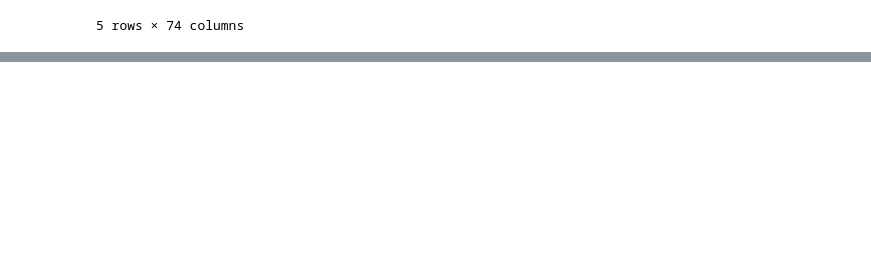
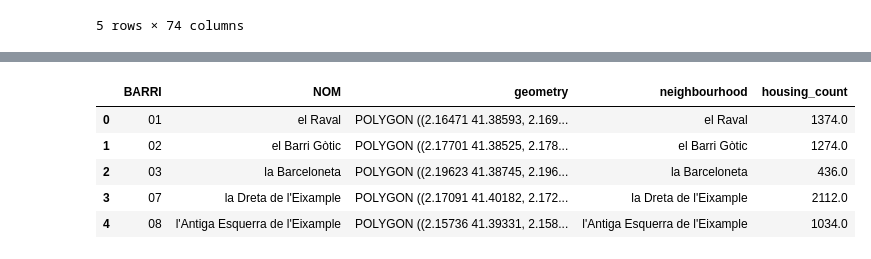
Before and after one commit to AntoniaVillarino/renting_airbnb_barcelona, a Jupyter notebook: airbnb_EDA.ipynb, the cells around one changed output, grey strips where cells are left out. Drawn from its saved outputs; the diff is of its cells as text; code cells hidden in the pictures; blank space fills up the shorter version.

```diff
--- a/airbnb_EDA.ipynb
+++ b/airbnb_EDA.ipynb
@@ -33,8 +69,8 @@ Index(['id', 'listing_url', 'scrape_id', 'last_scraped', 'name', 'description',
 # %%
-df_airbnb_simple = pd.read_csv('./data/airbnb/listings_summ.csv')
-print(df_airbnb_simple.shape)
-print(df_airbnb_simple.columns)
-df_airbnb_simple.head()
+df_airbnb_2020= pd.read_csv('./data/airbnb/listings_summ.csv')
+print(df_airbnb_2020.shape)
+print(df_airbnb_2020.columns)
+df_airbnb_2020.head()
 # %% [output]
 (18471, 16)
 Index(['id', 'name', 'host_id', 'host_name', 'neighbourhood_group',
@@ -51,0 +210,10 @@ Index(['id', 'name', 'host_id', 'host_name', 'neighbourhood_group',
+# %%
+merged_2020 = geo_barcelona.merge(housings_per_neigh_2020, left_on='NOM', right_on='neighbourhood', how='outer')
+merged_2020.head()
+# %% [output]
+|  | BARRI | NOM | geometry | neighbourhood | housing_count |
+| 0 | 01 | el Raval | POLYGON ((2.16471 41.38593, 2.169... | el Raval | 1374.0 |
+| 1 | 02 | el Barri Gòtic | POLYGON ((2.17701 41.38525, 2.178... | el Barri Gòtic | 1274.0 |
+| 2 | 03 | la Barceloneta | POLYGON ((2.19623 41.38745, 2.196... | la Barceloneta | 436.0 |
+| 3 | 07 | la Dreta de l'Eixample | POLYGON ((2.17091 41.40182, 2.172... | la Dreta de l'Eixample | 2112.0 |
+| 4 | 08 | l'Antiga Esquerra de l'Eixample | POLYGON ((2.15736 41.39331, 2.158... | l'Antiga Esquerra de l'Eixample | 1034.0 |
```
Also changed, not shown: parts of 25 cells of this notebook, 3 other files.
